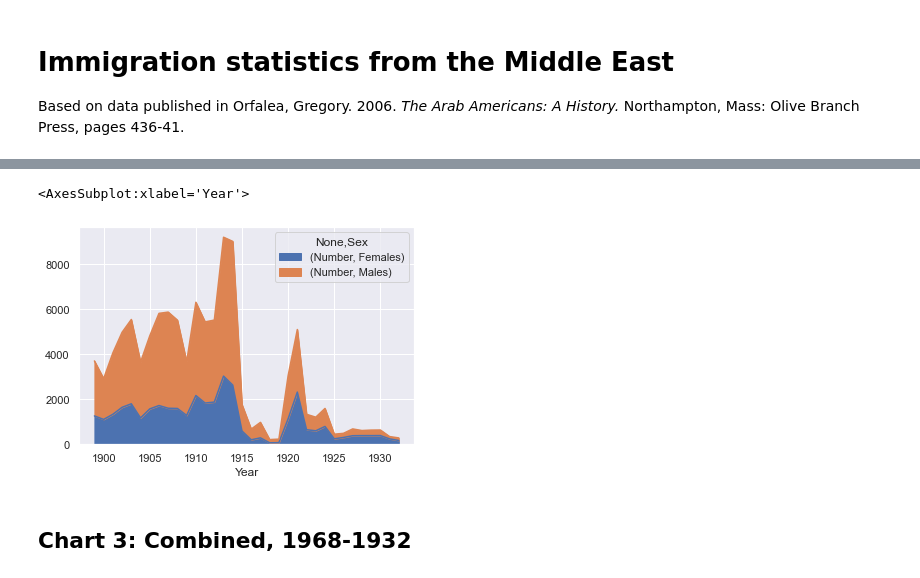
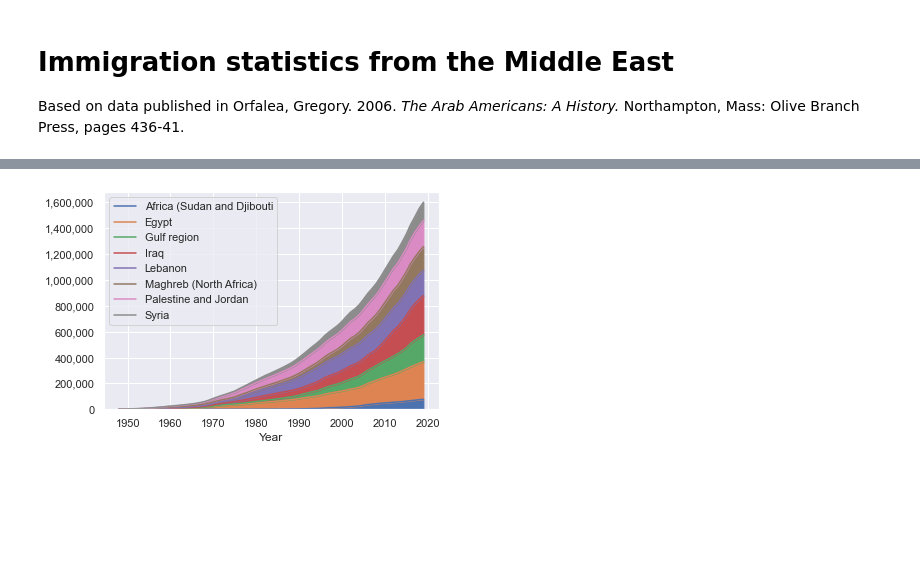
Before and after one commit to cjwit/arab-immigration, a Jupyter notebook: chart.ipynb, the cells around one changed output, grey strips where cells are left out. Saved outputs shown, nothing was run; the diff lists cells and outputs as text; code cells hidden in the pictures; blank space fills up the shorter version.

Commit message:
add y axis formatter

```diff
--- a/chart.ipynb
+++ b/chart.ipynb
@@ -7,4 +7,8 @@ import pandas as pd
 import seaborn as sns
 import matplotlib.pyplot as plt
 sns.set_theme()
+
+# define formatter
+def formatYAxis(chart):
+    chart.set_yticklabels(['{:,}'.format(int(x)) for x in chart.get_yticks().tolist()])
 # %% [markdown]
@@ -29,13 +58,13 @@ Source: *International Migration Statistics*, Table X, pp. 432-43, for data to 1
 # %%
-chart2df = pd.read_csv('./1899-1932-narrow.csv')
-chart2df.set_index('Year').sort_values('Year')
-chart2df.tail()
+recentData = pd.read_csv('./1948-2019-narrow.csv')
+recentData.set_index('Year').sort_values('Year')
+# recentData.tail() # to check that data loaded
+labels = ['Africa (Sudan and Djibouti', 'Egypt', 'Gulf region', 'Iraq', 'Lebanon', 'Maghreb (North Africa)', 'Palestine and Jordan', 'Syria']
 
-pt = pd.pivot_table(chart2df, columns=['Sex'], index=['Year'], values=['Number'], fill_value=0)
-# pt = pt.cumsum()
-pt.plot.area()
+pt = pd.pivot_table(recentData, columns=['Country'], index=['Year'], values=['Number'], fill_value=0)
+cumulativeTable = pt.cumsum()
+cumulativeChart = cumulativeTable.plot.area()
+cumulativeChart.legend(labels=labels)
+formatYAxis(cumulativeChart)
 # %% [output]
-<AxesSubplot:xlabel='Year'>
-[figure, old version]
+[figure, new version]
-# %% [markdown]
-## Chart 3: Combined, 1968-1932
```
Also changed, not shown: parts of 11 cells of this notebook.
